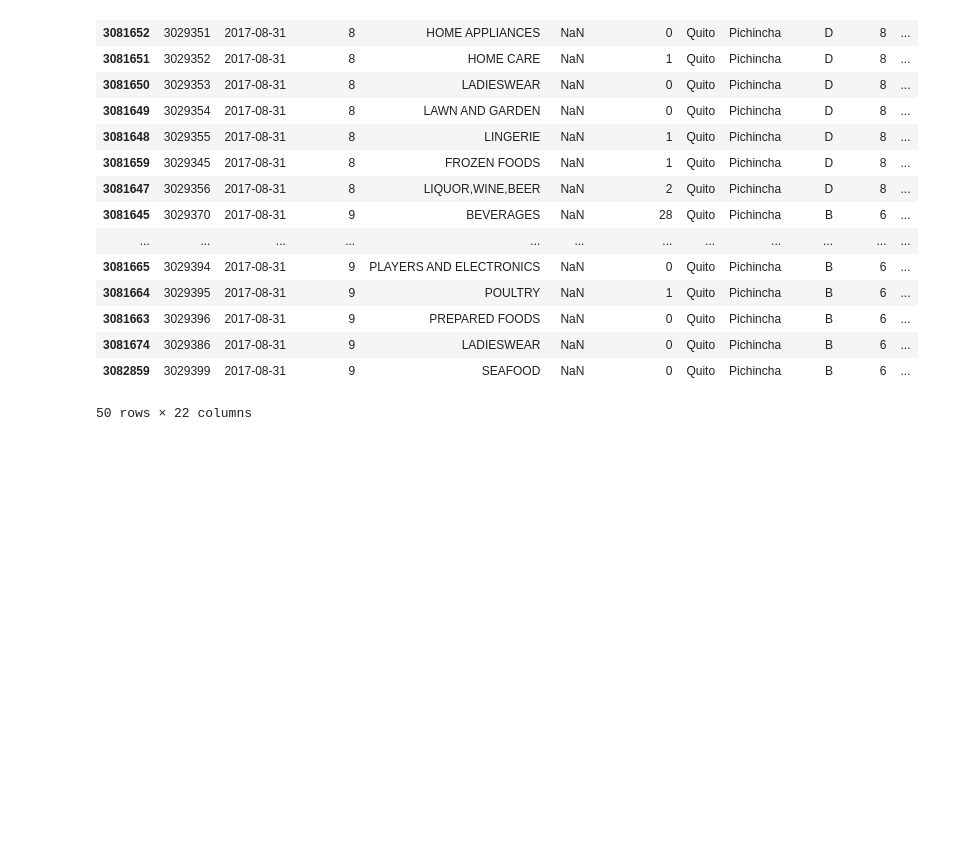
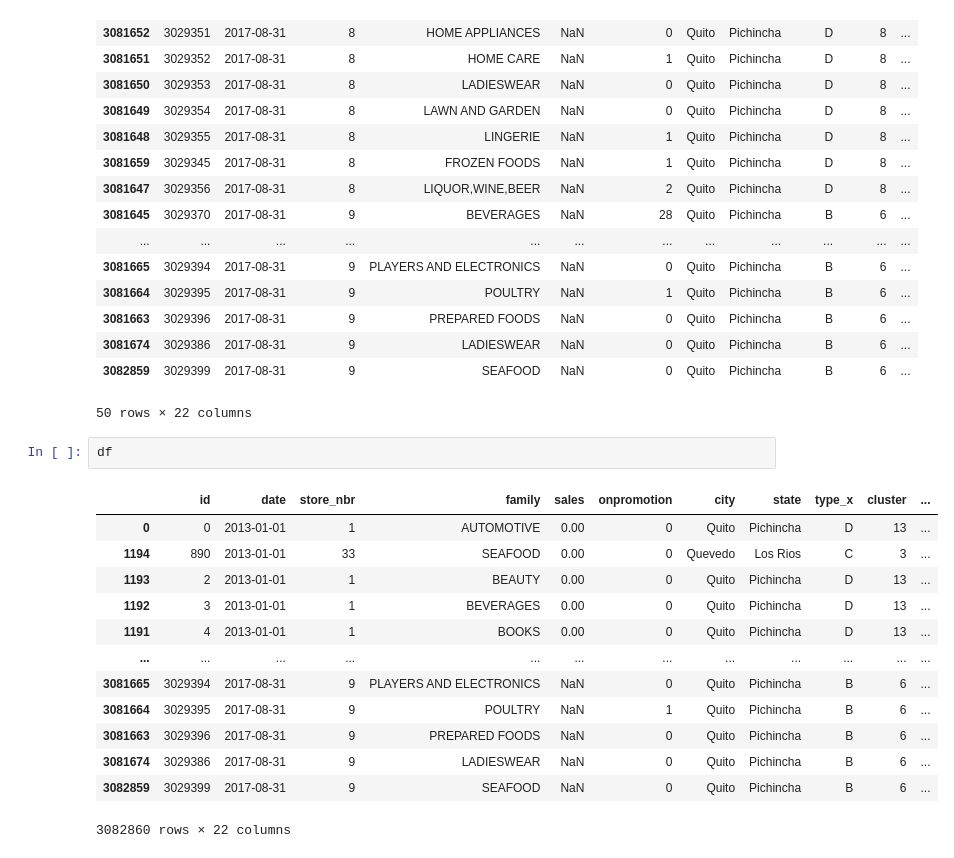
Before and after one commit to thvieira1/Store-Sales---Time-Series-Forecasting---Kaggle-Competition, a Jupyter notebook: exploration.ipynb, the cells around one changed output. Drawn from its saved outputs; the diff is of its cells as text; blank space fills up the shorter version.

```diff
--- a/exploration.ipynb
+++ b/exploration.ipynb
@@ -500,3 +624,19 @@ df_cleaned.tail(50)
 | 3081674 | 3029386 | 2017-08-31 | 9 | LADIESWEAR | NaN | 0 | Quito | Pichincha | B | 6 | ... |
 | 3082859 | 3029399 | 2017-08-31 | 9 | SEAFOOD | NaN | 0 | Quito | Pichincha | B | 6 | ... |
 50 rows × 22 columns
+# %%
+df
+# %% [output]
+|  | id | date | store_nbr | family | sales | onpromotion | city | state | type_x | cluster | ... |
+| 0 | 0 | 2013-01-01 | 1 | AUTOMOTIVE | 0.00 | 0 | Quito | Pichincha | D | 13 | ... |
+| 1194 | 890 | 2013-01-01 | 33 | SEAFOOD | 0.00 | 0 | Quevedo | Los Rios | C | 3 | ... |
+| 1193 | 2 | 2013-01-01 | 1 | BEAUTY | 0.00 | 0 | Quito | Pichincha | D | 13 | ... |
+| 1192 | 3 | 2013-01-01 | 1 | BEVERAGES | 0.00 | 0 | Quito | Pichincha | D | 13 | ... |
+| 1191 | 4 | 2013-01-01 | 1 | BOOKS | 0.00 | 0 | Quito | Pichincha | D | 13 | ... |
+| ... | ... | ... | ... | ... | ... | ... | ... | ... | ... | ... | ... |
+| 3081665 | 3029394 | 2017-08-31 | 9 | PLAYERS AND ELECTRONICS | NaN | 0 | Quito | Pichincha | B | 6 | ... |
+| 3081664 | 3029395 | 2017-08-31 | 9 | POULTRY | NaN | 1 | Quito | Pichincha | B | 6 | ... |
+| 3081663 | 3029396 | 2017-08-31 | 9 | PREPARED FOODS | NaN | 0 | Quito | Pichincha | B | 6 | ... |
+| 3081674 | 3029386 | 2017-08-31 | 9 | LADIESWEAR | NaN | 0 | Quito | Pichincha | B | 6 | ... |
+| 3082859 | 3029399 | 2017-08-31 | 9 | SEAFOOD | NaN | 0 | Quito | Pichincha | B | 6 | ... |
+3082860 rows × 22 columns
```
Also changed, not shown: parts of 10 cells of this notebook, 2 other files.
